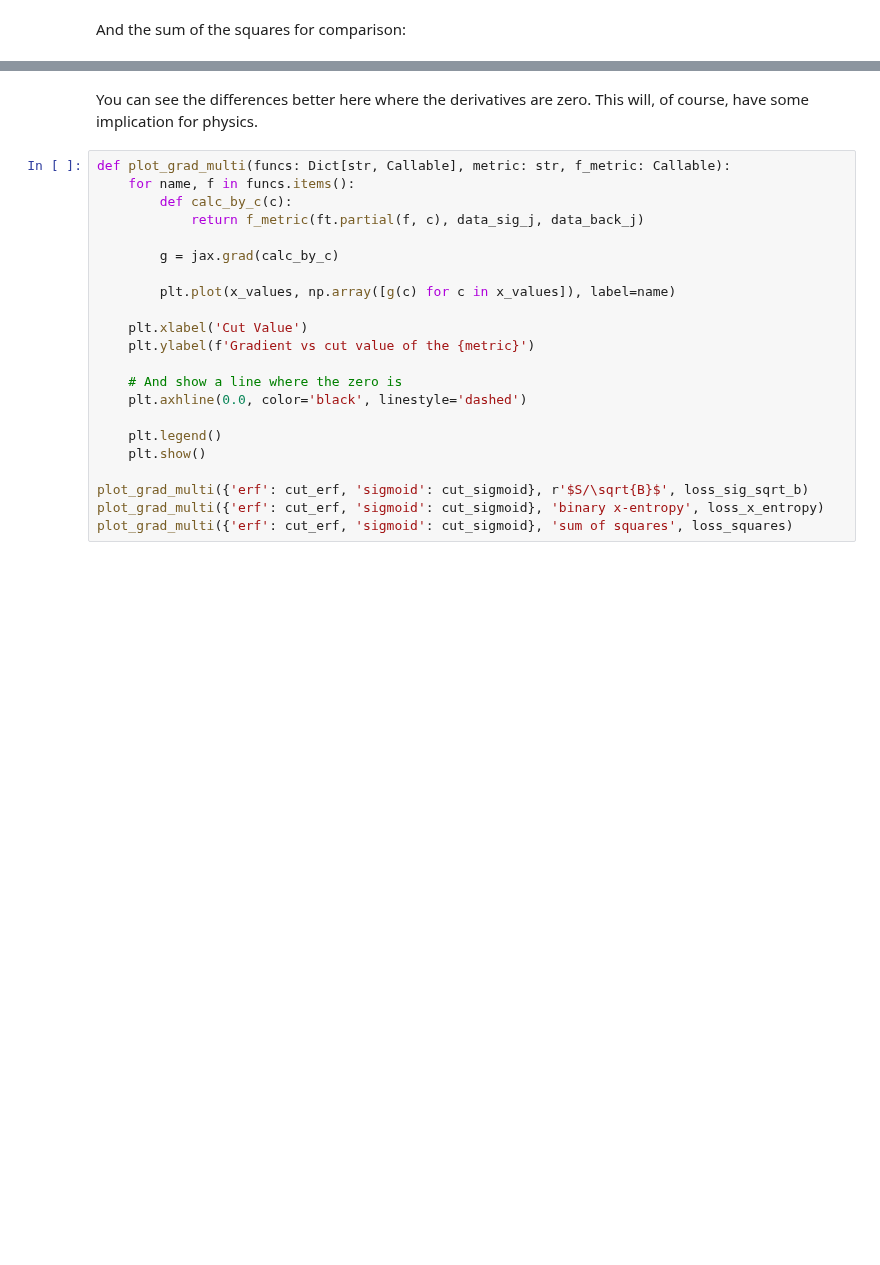
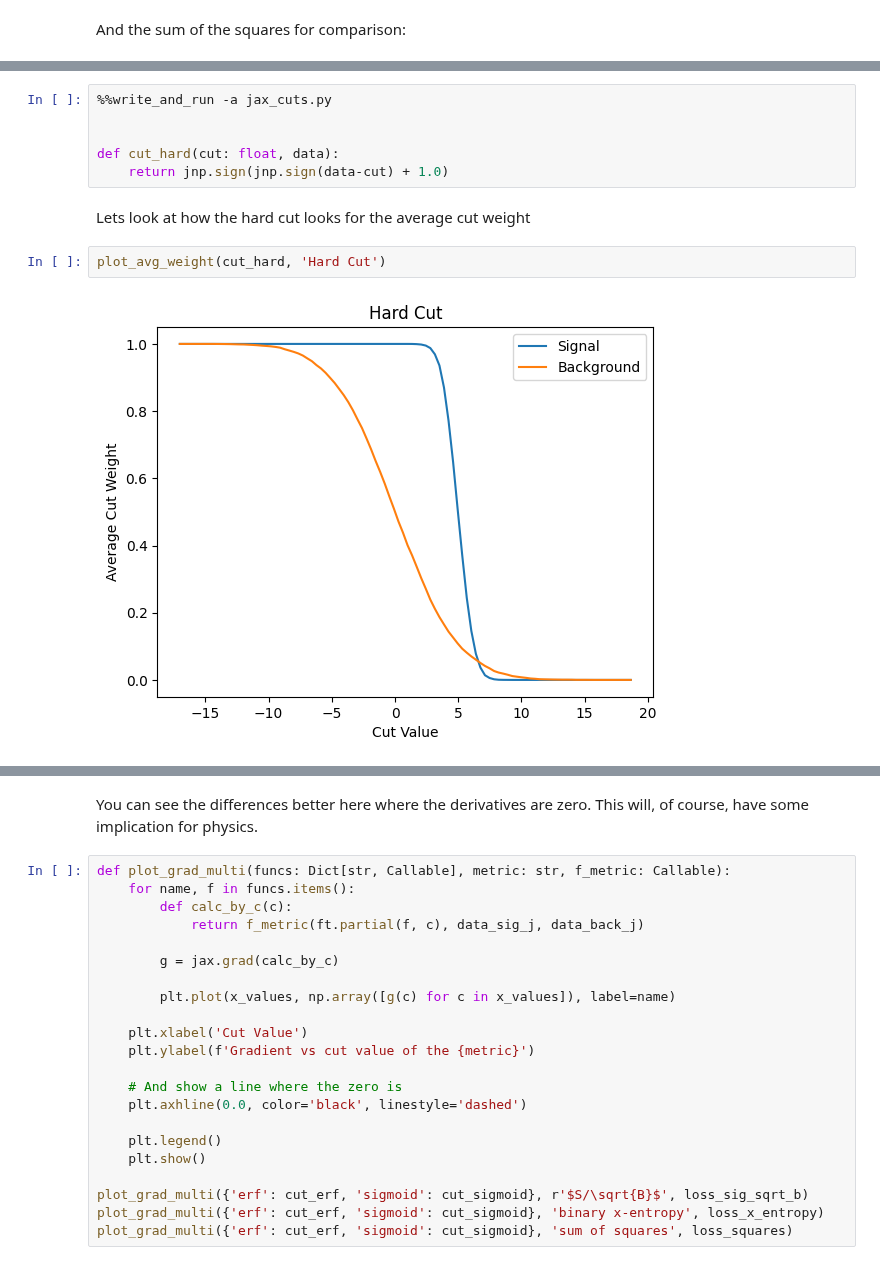
Before and after one commit to gordonwatts/diff-prog-intro, a Jupyter notebook: book/different_cut_emulations.ipynb, the cells around one changed output, grey strips where cells are left out. Cells and saved outputs as stored; diff of their text form; blank space fills up the shorter version.

```diff
--- a/book/different_cut_emulations.ipynb
+++ b/book/different_cut_emulations.ipynb
@@ -346,0 +361,12 @@ NameError: name 'cut_sigmoid_balenced' is not defined
+# %%
+%%write_and_run -a jax_cuts.py
+
+
+def cut_hard(cut: float, data):
+    return jnp.sign(jnp.sign(data-cut) + 1.0)
+# %% [markdown]
+Lets look at how the hard cut looks for the average cut weight
+# %%
+plot_avg_weight(cut_hard, 'Hard Cut')
+# %% [output]
+[figure, added]
```
Also changed, not shown: parts of 20 cells of this notebook, 2 other files.
